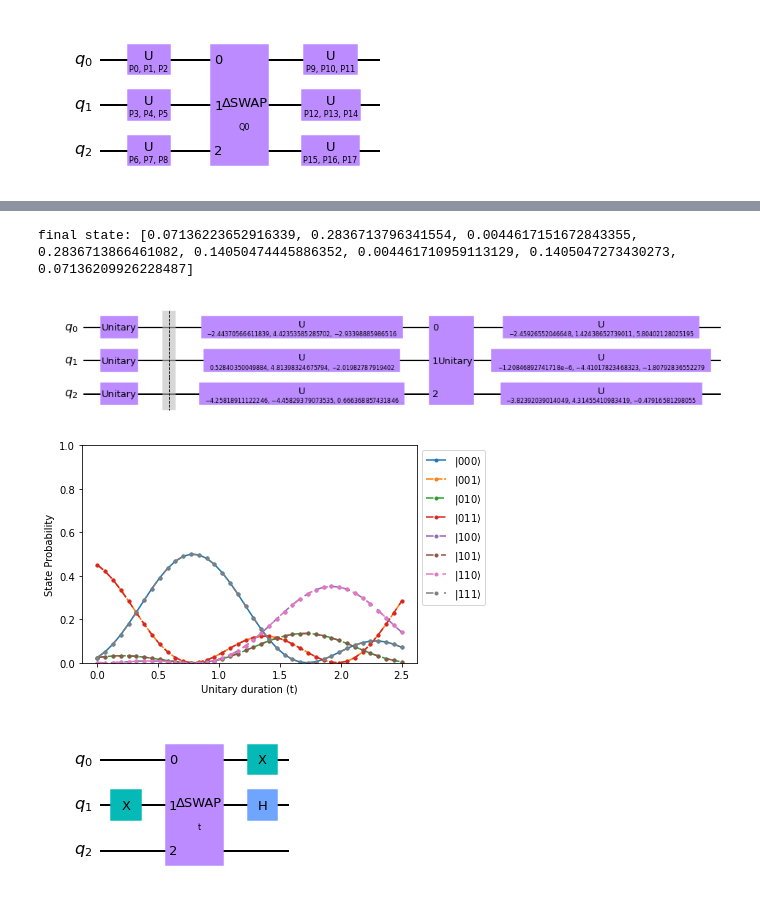
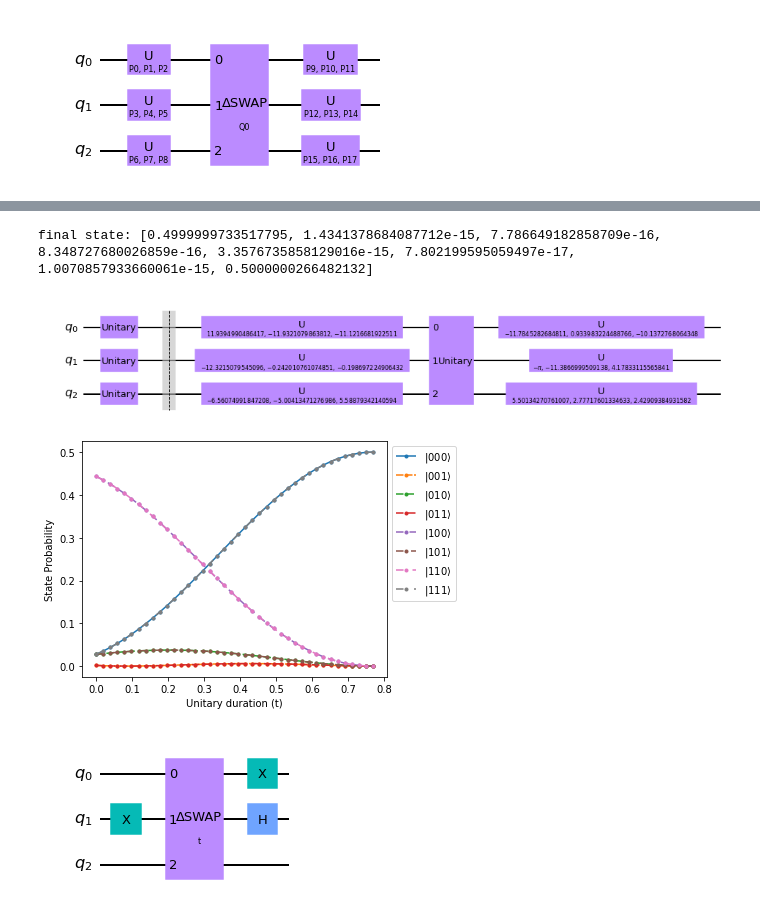
Before and after one commit to Pitt-JonesLab/slam_decomposition, a Jupyter notebook: src/scripts/entropy-entanglement.ipynb, the cells around one changed output, grey strips where cells are left out. Cells and saved outputs as stored; diff of their text form; code cells hidden in the pictures.

```diff
--- a/src/scripts/entropy-entanglement.ipynb
+++ b/src/scripts/entropy-entanglement.ipynb
@@ -68,9 +68,11 @@ def foo(qc_p: QuantumCircuit, t_max =1, invert=False, state_prep=None):
     plt.legend(bbox_to_anchor=(1, 1))
     plt.xlabel("Unitary duration (t)")
     plt.ylabel("State Probability")
-    plt.ylim([0, 1])
+    #plt.ylim([0, 1])
     #plt.rcParams["figure.figsize"] = (12,8)
     print("final state:",data[-1])
+    plt.tight_layout()
+    plt.savefig("data.svg", format='svg', facecolor='None')
     return temp
 # %%
 qc = QuantumCircuit(3)
@@ -252,7 +254,7 @@ from qiskit.quantum_info import mutual_information, Statevector, partial_trace,
 from src.basisv2 import CircuitTemplateV2
 from src.utils.custom_gates import VSwap
 basis = CircuitTemplateV2(n_qubits=3, base_gates = [VSwap], edge_params=[[(0,1,2)]])
-basis.build(1)
-basis.spanning_range = range(1,2)
+basis.build(2)
+basis.spanning_range = range(2,3)
 basis.circuit.draw(output='mpl')
 # %% [output]
@@ -260,6 +262,7 @@ basis.circuit.draw(output='mpl')
 # %%
 ub = 0.61
 basis.add_bound("Q0", min=0, max=ub)
+basis.add_bound("Q1", min=0, max=ub)
 # %%
 from src.cost_function import MutualInformation, MutualInformationSquare, BasicCostInverse
 objective = MutualInformation(state='w')
@@ -445,7 +453,7 @@ del_basis.circuit.draw(output='mpl')
 # %% [output]
 [figure]
 # %%
-ub = 1.0
+ub = .784 #0.7862752634905731
 del_basis.add_bound("Q0", min=0, max=ub)
 # %%
 from src.cost_function import MutualInformation, MutualInformationSquare
@@ -493,11 +518,12 @@ best state: 0.7862752634905731 6.466910412977175e-11
 # %%
 #verify state creation
 qc1_prep2 = recover_final_state_prep(full_dqc3)
-foo(dqc3, t_max=2.5, invert=True, state_prep=qc1_prep2).draw(output='mpl')
+#foo(dqc3, t_max=2.5, invert=True, state_prep=qc1_prep2).draw(output='mpl')
+foo(dqc3, t_max=ret2.Xk[-1], invert=True, state_prep=qc1_prep2).draw(output='mpl')
 # %% [output]
-final state: [0.07136223652916339, 0.2836713796341554, 0.0044617151672843355, 0.2836713866461082, 0.14050474445886352, 0.004461710959113129, 0.1405047273430273, 0.07136209926228487]
+final state: [0.4999999733517795, 1.4341378684087712e-15, 7.786649182858709e-16, 8.348727680026859e-16, 3.3576735858129016e-15, 7.802199595059497e-17, 1.0070857933660061e-15, 0.5000000266482132]
-[figure, old version]
+[figure, new version]
-[figure, old version]
+[figure, new version]
 # %%
 #compare against the known solution, backwards!
 qc_test2 = QuantumCircuit(3)
```
Also changed, not shown: parts of 15 cells of this notebook, 14 other files.
